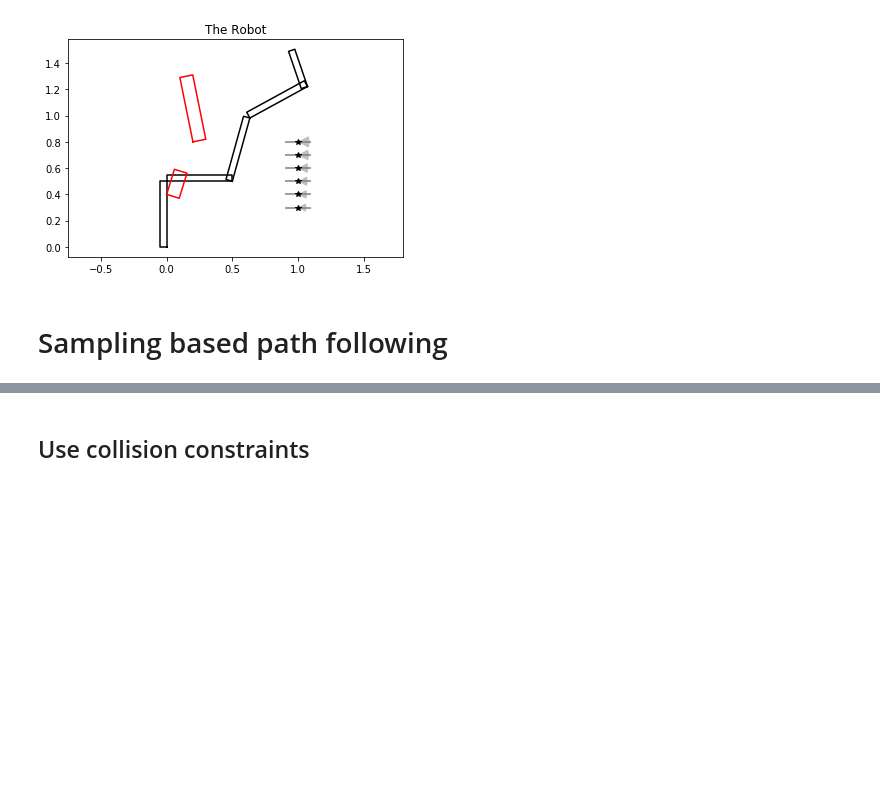
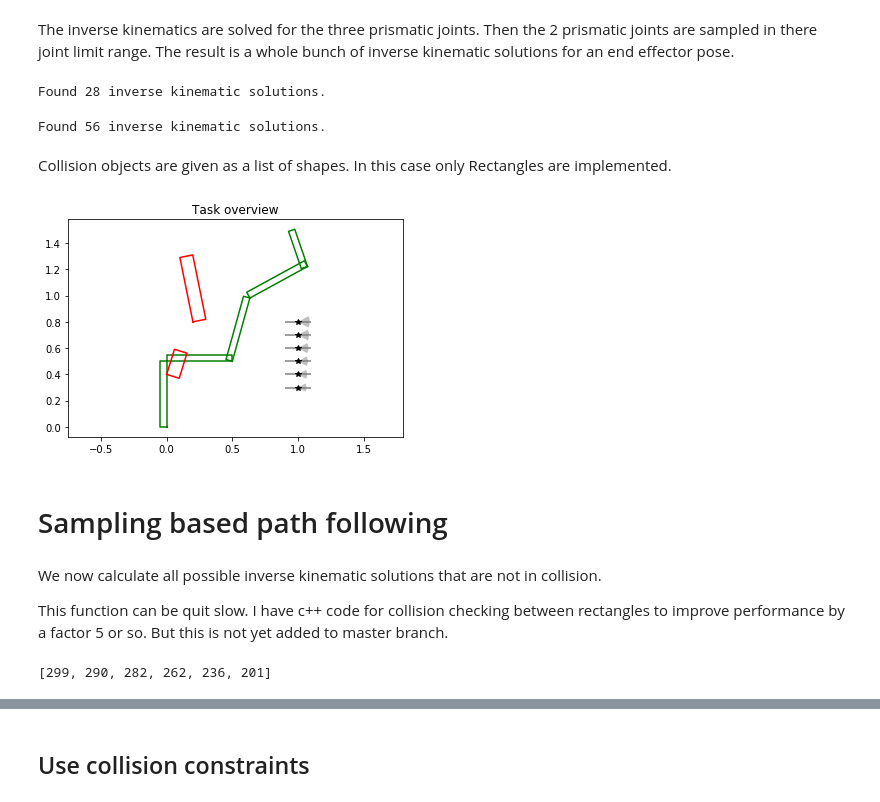
Before and after one commit to JeroenDM/planar_python_robotics, a Jupyter notebook: example_redundant_kinematics.ipynb, the cells around one changed output, grey strips where cells are left out. Drawn from its saved outputs; the diff is of its cells as text; code cells hidden in the pictures; blank space fills up the shorter version.

```diff
--- a/example_redundant_kinematics.ipynb
+++ b/example_redundant_kinematics.ipynb
@@ -23 +32,19 @@ from ppr.geometry import Rectangle
+# %% [markdown]
+The inverse kinematics are solved for the three prismatic joints. Then the 2 prismatic joints are sampled in there joint limit range. The result is a whole bunch of inverse kinematic solutions for an end effector pose.
+# %%
+sol = robot1.ik([0.5, 1.5, np.pi / 4])
+print("Found {} inverse kinematic solutions.".format(len(sol['q'])))
+# %% [output]
+Found 28 inverse kinematic solutions.
+# %%
+# change the default sampling and joint limits
+robot1.ik_samples = [10, 5] # first and second prismatic joint
+robot1.set_joint_limtis = [(0, 1), (0, 2), (), (), ()] # only set joint limits on first two joints
+
+sol = robot1.ik([0.5, 1.5, np.pi / 4])
+print("Found {} inverse kinematic solutions.".format(len(sol['q'])))
+# %% [output]
+Found 56 inverse kinematic solutions.
+# %% [markdown]
+Collision objects are given as a list of shapes. In this case only Rectangles are implemented.
 # %%
@@ -25,13 +54,26 @@ sc1 = [Rectangle(0.0, 0.4, 0.1, 0.2, -0.3),
        Rectangle(0.2, 0.8, 0.1, 0.5, 0.2)]
 # %%
 fig1, ax1 = plt.subplots()
-plt.title("The Robot")
+plt.title("Task overview")
 ax1.axis('equal')
-robot1.plot(ax1, [0.5, 0.5, 1.3, -0.8, 1.4], 'k')
+robot1.plot(ax1, [0.5, 0.5, 1.3, -0.8, 1.4], 'g') # plot robot for arbitrary joint values
 for tp in path1: tp.plot(ax1)
 for r in sc1: r.plot(ax1, 'r')
 plt.show()
 # %% [output]
-[figure, old version]
+[figure, new version]
 # %% [markdown]
 # Sampling based path following
+# %% [markdown]
+We now calculate all possible inverse kinematic solutions that are not in collision.
+
+This function can be quit slow. I have c++ code for collision checking between rectangles to improve performance by a factor 5 or so. But this is not yet added to master branch.
+# %%
+from ppr.path import cart_to_joint
+
+path_js = cart_to_joint(robot1, path1, check_collision=True, scene=sc1)
+
+# show the number of sampled joint positions for every trajectory point
+[qp.shape[0] for qp in path_js]
+# %% [output]
+[299, 290, 282, 262, 236, 201]
```
Also changed, not shown: parts of 32 cells of this notebook.
